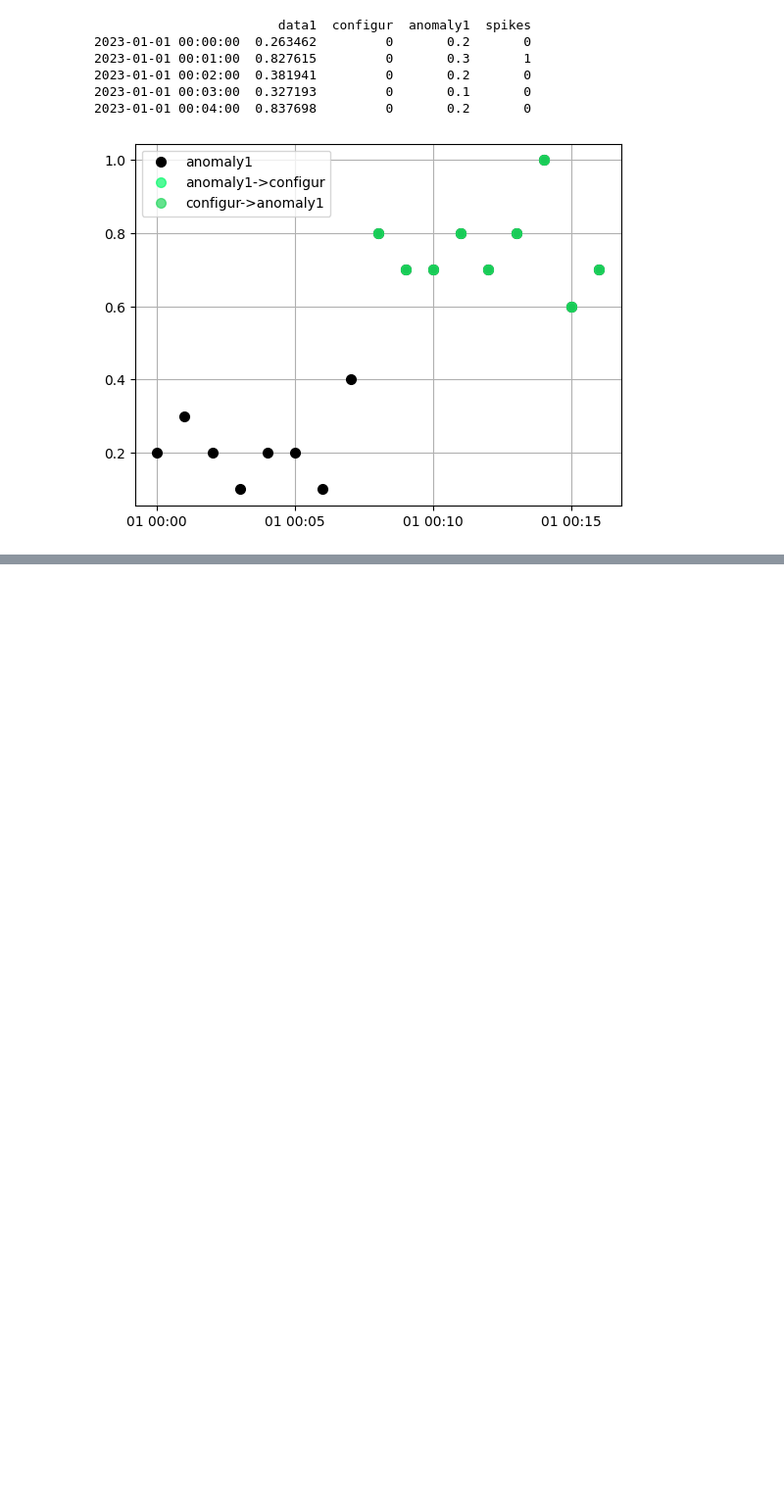
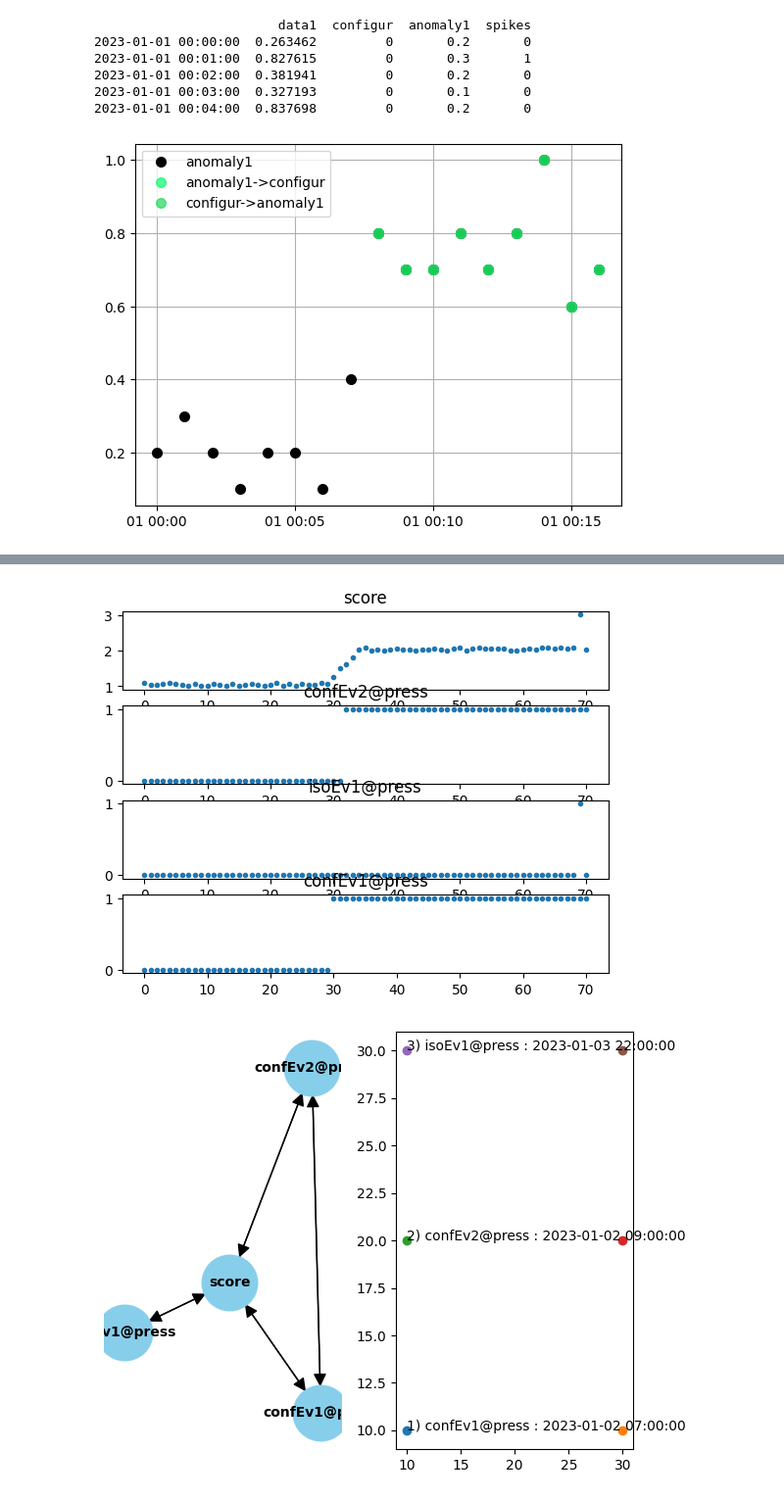
Before and after one commit to agiannoul/PdMContext, a Jupyter notebook: src/Example.ipynb, the cells around one changed output, grey strips where cells are left out. Shown at 98% size. Saved outputs shown, nothing was run; the diff lists cells and outputs as text; code cells hidden in the pictures; blank space fills up the shorter version.

```diff
--- a/src/Example.ipynb
+++ b/src/Example.ipynb
@@ -372,0 +437,3 @@ contextpipeline4.plot()
+# %%
+listcontexts[70].plot()
+# %% [output]
@@ -372,0 +443,2 @@ contextpipeline4.plot()
+[figure, added]
+[figure, added]
```
Also changed, not shown: parts of 10 cells of this notebook, 16 other files.
